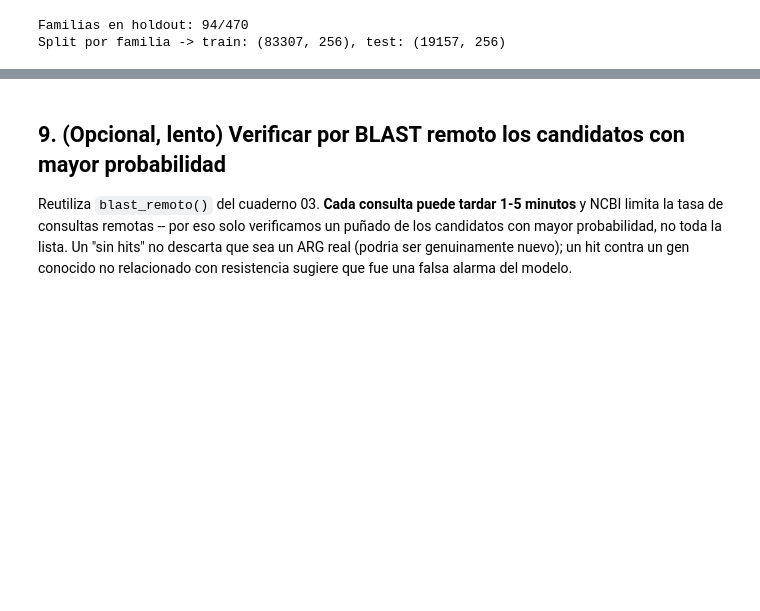
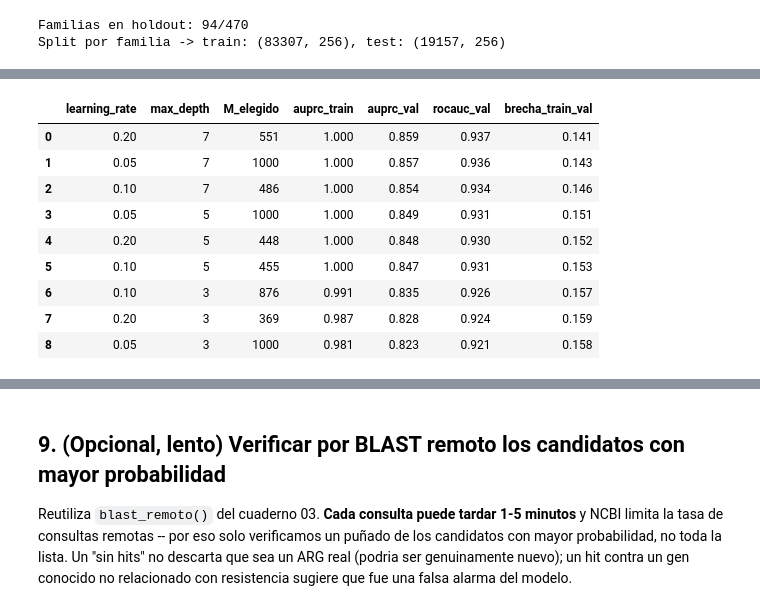
Before and after one commit to jujgomezru/proyectoFinalML, a Jupyter notebook: 04_modelo_ml.ipynb, the cells around one changed output, grey strips where cells are left out. Drawn from its saved outputs; the diff is of its cells as text; code cells hidden in the pictures; blank space fills up the shorter version.

```diff
--- a/04_modelo_ml.ipynb
+++ b/04_modelo_ml.ipynb
@@ -303,26 +315,72 @@ Split por familia -> train: (83307, 256), test: (19157, 256)
 # %%
-def entrenar_evaluar(X_train, y_train, X_test, y_test, nombre_split):
-    modelos = {
-        "regresion logistica": LogisticRegression(max_iter=1000, class_weight="balanced"),
-        "xgboost": XGBClassifier(
-            n_estimators=300, max_depth=5, learning_rate=0.1,
-            scale_pos_weight=(y_train == 0).sum() / max((y_train == 1).sum(), 1),
-            eval_metric="logloss", random_state=42,
-        ),
-    }
-    entrenados = {}
-    for nombre_modelo, modelo in modelos.items():
-        modelo.fit(X_train, y_train)
-        proba = modelo.predict_proba(X_test)[:, 1]
-        pred = (proba >= 0.5).astype(int)
-        print(f"\n=== {nombre_split} -- {nombre_modelo} ===")
-        print(classification_report(y_test, pred, digits=3))
-        print(f"ROC-AUC: {roc_auc_score(y_test, proba):.3f}  "
-              f"AUPRC: {average_precision_score(y_test, proba):.3f}")
-        entrenados[nombre_modelo] = modelo
-    return entrenados
+from itertools import product as producto_grilla
 
 
-modelos_random = entrenar_evaluar(X_train, y_train, X_test, y_test, "split aleatorio")
-modelos_familia = entrenar_evaluar(X_train_fam, y_train_fam, X_test_fam, y_test_fam, "split por familia (holdout)")
+def buscar_hiperparametros(X_train, y_train, X_val, y_val,
+                            learning_rates=(0.05, 0.1, 0.2),
+                            profundidades=(3, 5, 7),
+                            n_estimators_max=1000,
+                            paciencia=20):
+    """Grilla learning_rate x max_depth; M se elige por early stopping contra (X_val, y_val)."""
+    resultados = []
+    for lr, profundidad in producto_grilla(learning_rates, profundidades):
+        modelo = XGBClassifier(
+            n_estimators=n_estimators_max,
+            max_depth=profundidad,
+            learning_rate=lr,
+            scale_pos_weight=(y_train == 0).sum() / max((y_train == 1).sum(), 1),
+            eval_metric="aucpr",
+            early_stopping_rounds=paciencia,
+            random_state=42,
+        )
+        modelo.fit(
+            X_train, y_train,
+            eval_set=[(X_train, y_train), (X_val, y_val)],
+            verbose=False,
+        )
+
+        proba_train = modelo.predict_proba(X_train)[:, 1]
+        proba_val = modelo.predict_proba(X_val)[:, 1]
+
+        resultados.append({
+            "learning_rate": lr,
+            "max_depth": profundidad,
+            "M_elegido": modelo.best_iteration + 1,
+            "auprc_train": average_precision_score(y_train, proba_train),
+            "auprc_val": average_precision_score(y_val, proba_val),
+            "rocauc_val": roc_auc_score(y_val, proba_val),
+        })
+
+    df = pd.DataFrame(resultados)
+    df["brecha_train_val"] = df["auprc_train"] - df["auprc_val"]
+    return df.sort_values("auprc_val", ascending=False).reset_index(drop=True)
+
+
+resultados_grid = buscar_hiperparametros(X_train_fam, y_train_fam, X_test_fam, y_test_fam)
+
+pd.set_option("display.precision", 3)
+display(resultados_grid)
+
+mejor = resultados_grid.iloc[0]
+LR_ELEGIDO = float(mejor["learning_rate"])
+DEPTH_ELEGIDO = int(mejor["max_depth"])
+print(f"\nMejor combinacion por AUPRC de validacion: learning_rate={LR_ELEGIDO}, "
+      f"max_depth={DEPTH_ELEGIDO}, M={int(mejor['M_elegido'])} -> "
+      f"AUPRC_val={mejor['auprc_val']:.3f} (brecha train-val={mejor['brecha_train_val']:.3f})\n\n"
+      "Nota metodologica: esta busqueda usa (X_test_fam, y_test_fam) tanto para elegir M (early "
+      "stopping) como para reportar el AUPRC de cada combinacion, lo que introduce un sesgo "
+      "optimista leve en estos numeros al comparar hiperparametros entre si. Por eso, en el "
+      "entrenamiento oficial de la seccion 7.1, M se elige con un 10% separado del conjunto de "
+      "*entrenamiento* (nunca con el conjunto de prueba), y aqui solo adoptamos learning_rate y "
+      "max_depth de la mejor combinacion, no su M exacto.")
 # %% [output]
+|  | learning_rate | max_depth | M_elegido | auprc_train | auprc_val | rocauc_val | brecha_train_val |
+| 0 | 0.20 | 7 | 551 | 1.000 | 0.859 | 0.937 | 0.141 |
+| 1 | 0.05 | 7 | 1000 | 1.000 | 0.857 | 0.936 | 0.143 |
+| 2 | 0.10 | 7 | 486 | 1.000 | 0.854 | 0.934 | 0.146 |
+| 3 | 0.05 | 5 | 1000 | 1.000 | 0.849 | 0.931 | 0.151 |
+| 4 | 0.20 | 5 | 448 | 1.000 | 0.848 | 0.930 | 0.152 |
+| 5 | 0.10 | 5 | 455 | 1.000 | 0.847 | 0.931 | 0.153 |
+| 6 | 0.10 | 3 | 876 | 0.991 | 0.835 | 0.926 | 0.157 |
+| 7 | 0.20 | 3 | 369 | 0.987 | 0.828 | 0.924 | 0.159 |
+| 8 | 0.05 | 3 | 1000 | 0.981 | 0.823 | 0.921 | 0.158 |
```
Also changed, not shown: parts of 16 cells of this notebook, 39 other files.
